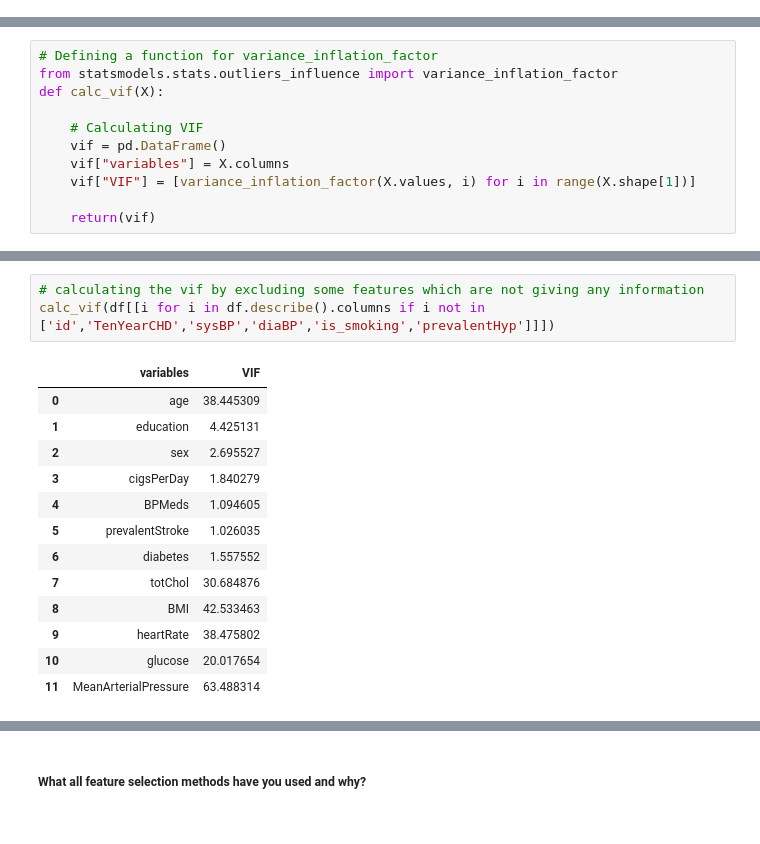
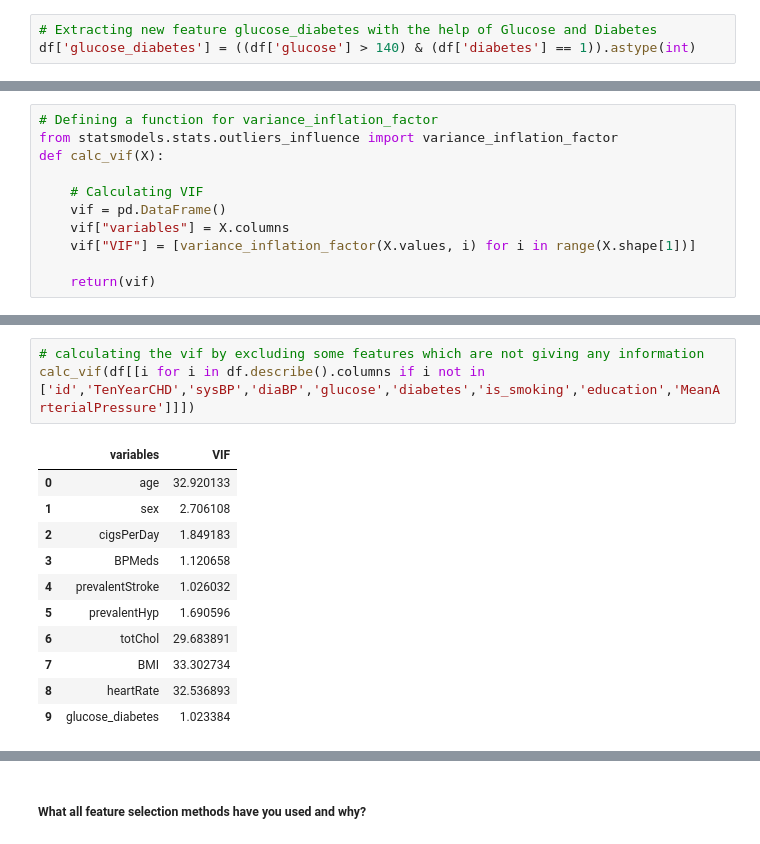
Before and after one commit to Shahrukh2016/Cardiovascular_Risk_Prediction, a Jupyter notebook: IndividualColab_CardiovascularRiskPrediction.ipynb, the cells around one changed output, grey strips where cells are left out. Cells and saved outputs as stored; diff of their text form.

```diff
--- a/IndividualColab_CardiovascularRiskPrediction.ipynb
+++ b/IndividualColab_CardiovascularRiskPrediction.ipynb
@@ -1078,0 +1081,3 @@ df.head()
+# %%
+# Extracting new feature glucose_diabetes with the help of Glucose and Diabetes
+df['glucose_diabetes'] = ((df['glucose'] > 140) & (df['diabetes'] == 1)).astype(int)
@@ -1139,17 +1153,15 @@ calc_vif(df[[i for i in df.describe().columns if i not in ['id','TenYearCHD','sy
 # %%
 # calculating the vif by excluding some features which are not giving any information
-calc_vif(df[[i for i in df.describe().columns if i not in ['id','TenYearCHD','sysBP','diaBP','is_smoking','prevalentHyp']]])
+calc_vif(df[[i for i in df.describe().columns if i not in ['id','TenYearCHD','sysBP','diaBP','glucose','diabetes','is_smoking','education','MeanArterialPressure']]])
 # %% [output]
 |  | variables | VIF |
-| 0 | age | 38.445309 |
-| 1 | education | 4.425131 |
-| 2 | sex | 2.695527 |
-| 3 | cigsPerDay | 1.840279 |
-| 4 | BPMeds | 1.094605 |
-| 5 | prevalentStroke | 1.026035 |
-| 6 | diabetes | 1.557552 |
-| 7 | totChol | 30.684876 |
-| 8 | BMI | 42.533463 |
-| 9 | heartRate | 38.475802 |
-| 10 | glucose | 20.017654 |
-| 11 | MeanArterialPressure | 63.488314 |
+| 0 | age | 32.920133 |
+| 1 | sex | 2.706108 |
+| 2 | cigsPerDay | 1.849183 |
+| 3 | BPMeds | 1.120658 |
+| 4 | prevalentStroke | 1.026032 |
+| 5 | prevalentHyp | 1.690596 |
+| 6 | totChol | 29.683891 |
+| 7 | BMI | 33.302734 |
+| 8 | heartRate | 32.536893 |
+| 9 | glucose_diabetes | 1.023384 |
```
Also changed, not shown: parts of 41 cells of this notebook.
